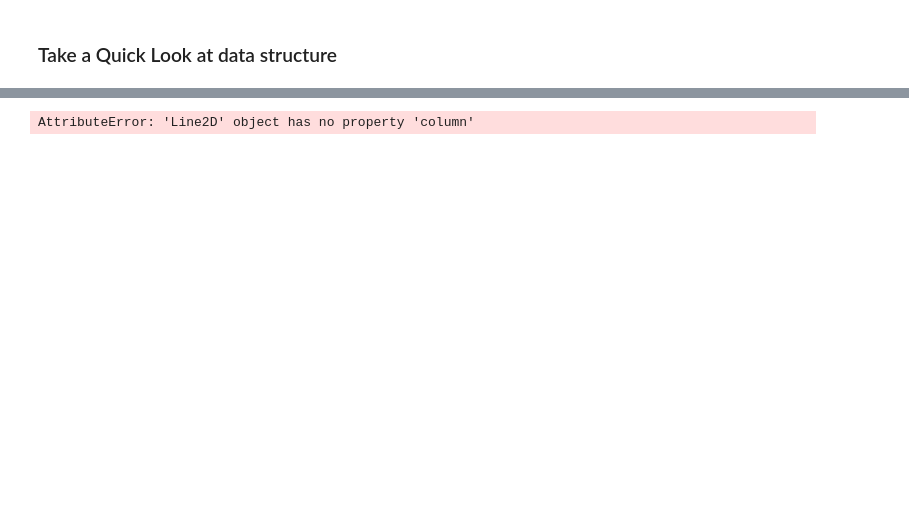
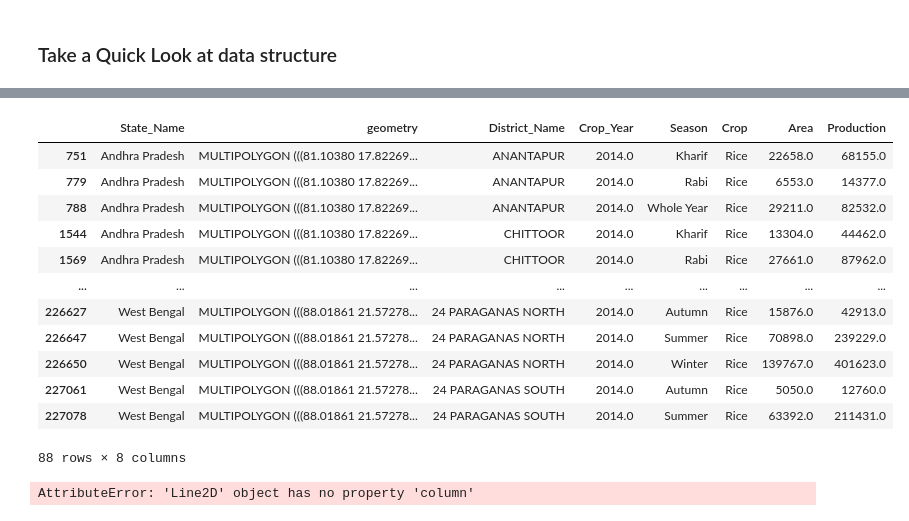
Before and after one commit to rtjohnson12/krshi, a Jupyter notebook: notebooks/EDA.ipynb, the cells around one changed output, grey strips where cells are left out. Drawn from its saved outputs; the diff is of its cells as text; code cells hidden in the pictures; blank space fills up the shorter version.

```diff
--- a/notebooks/EDA.ipynb
+++ b/notebooks/EDA.ipynb
@@ -80,3 +49,19 @@ plot_df.head()
+# %%
+df[(df['Crop'] == 'Rice') & (df['Crop_Year'] == 2014)].groupby('State_Name').head()
+# %% [output]
+|  | State_Name | geometry | District_Name | Crop_Year | Season | Crop | Area | Production |
+| 751 | Andhra Pradesh | MULTIPOLYGON (((81.10380 17.82269... | ANANTAPUR | 2014.0 | Kharif | Rice | 22658.0 | 68155.0 |
+| 779 | Andhra Pradesh | MULTIPOLYGON (((81.10380 17.82269... | ANANTAPUR | 2014.0 | Rabi | Rice | 6553.0 | 14377.0 |
+| 788 | Andhra Pradesh | MULTIPOLYGON (((81.10380 17.82269... | ANANTAPUR | 2014.0 | Whole Year | Rice | 29211.0 | 82532.0 |
+| 1544 | Andhra Pradesh | MULTIPOLYGON (((81.10380 17.82269... | CHITTOOR | 2014.0 | Kharif | Rice | 13304.0 | 44462.0 |
+| 1569 | Andhra Pradesh | MULTIPOLYGON (((81.10380 17.82269... | CHITTOOR | 2014.0 | Rabi | Rice | 27661.0 | 87962.0 |
+| ... | ... | ... | ... | ... | ... | ... | ... | ... |
+| 226627 | West Bengal | MULTIPOLYGON (((88.01861 21.57278... | 24 PARAGANAS NORTH | 2014.0 | Autumn | Rice | 15876.0 | 42913.0 |
+| 226647 | West Bengal | MULTIPOLYGON (((88.01861 21.57278... | 24 PARAGANAS NORTH | 2014.0 | Summer | Rice | 70898.0 | 239229.0 |
+| 226650 | West Bengal | MULTIPOLYGON (((88.01861 21.57278... | 24 PARAGANAS NORTH | 2014.0 | Winter | Rice | 139767.0 | 401623.0 |
+| 227061 | West Bengal | MULTIPOLYGON (((88.01861 21.57278... | 24 PARAGANAS SOUTH | 2014.0 | Autumn | Rice | 5050.0 | 12760.0 |
+| 227078 | West Bengal | MULTIPOLYGON (((88.01861 21.57278... | 24 PARAGANAS SOUTH | 2014.0 | Summer | Rice | 63392.0 | 211431.0 |
+88 rows × 8 columns
 # %%
 fig, ax = plt.subplots(1, figsize=(5, 12))
 ax.axis('off')
```
Also changed, not shown: parts of 13 cells of this notebook.
